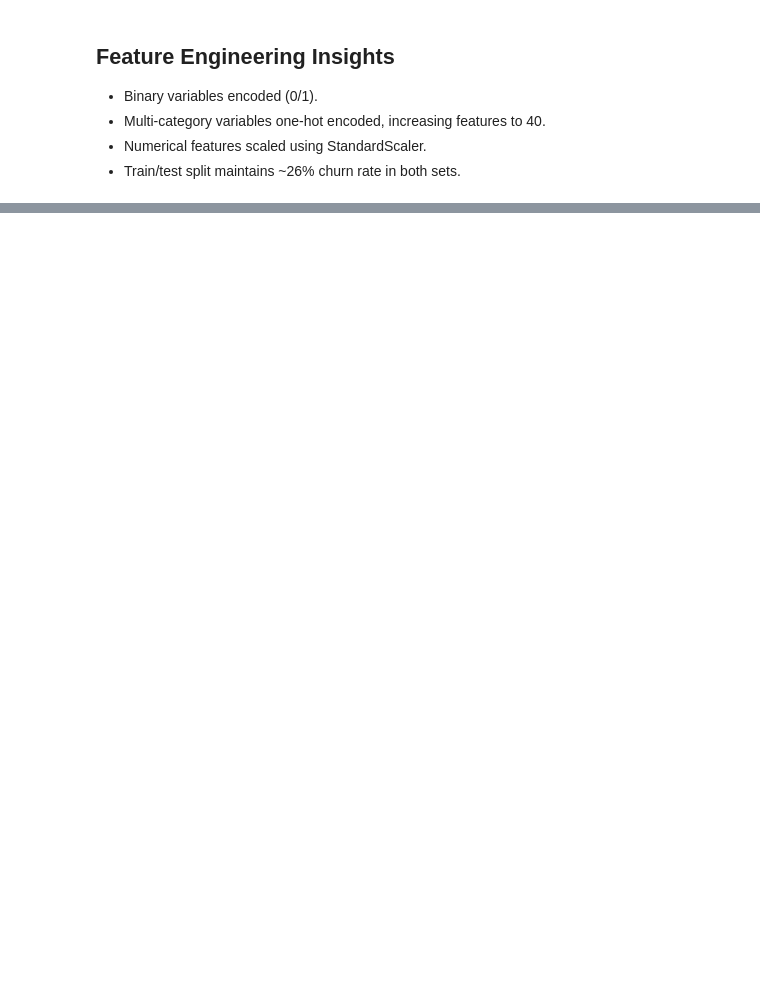
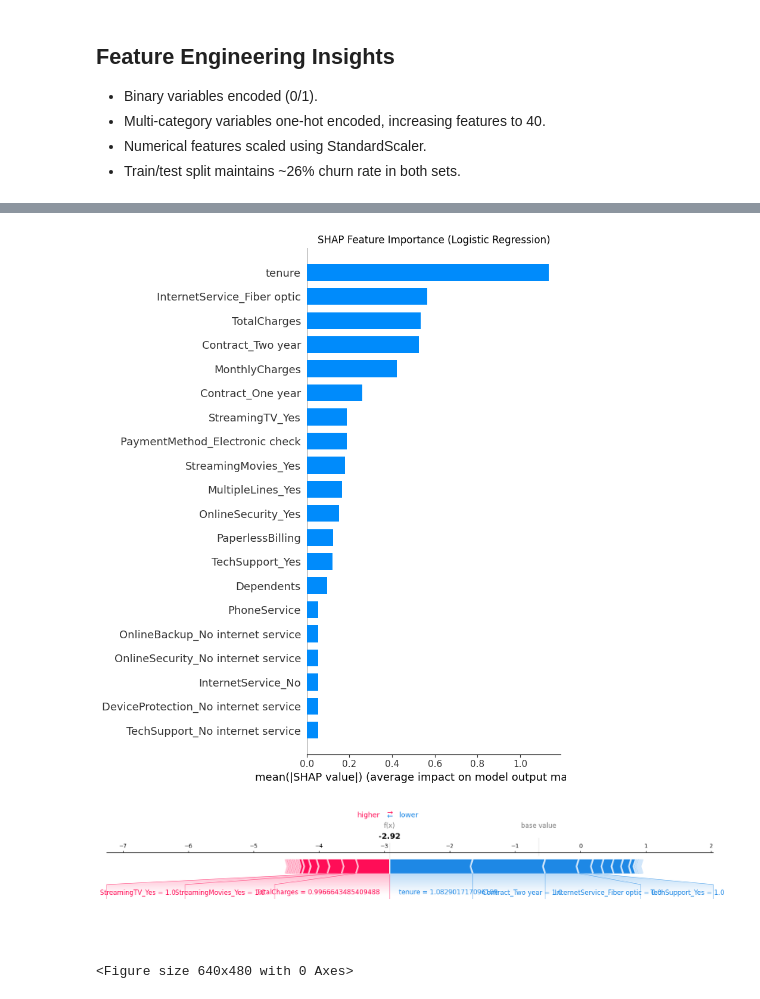
Before and after one commit to fatemehm/ML-Based-Customer-Churn-Analysis, a Jupyter notebook: notebooks/churn_prediction.ipynb, the cells around one changed output, grey strips where cells are left out. Cells and saved outputs as stored; diff of their text form; code cells hidden in the pictures; blank space fills up the shorter version.

```diff
--- a/notebooks/churn_prediction.ipynb
+++ b/notebooks/churn_prediction.ipynb
@@ -122,0 +214,43 @@ Name: count, dtype: int64
+# %%
+import shap
+import matplotlib.pyplot as plt
+import joblib
+import numpy as np
+
+# Load Logistic Regression model
+lr = joblib.load('../models/lr_model.pkl')
+
+# SHAP for Logistic Regression
+explainer = shap.LinearExplainer(lr, X_train)
+shap_values = explainer.shap_values(X_test)
+
+if shap_values.ndim == 1:
+    shap_values = np.array([shap_values])  # Reshape if 1D
+elif shap_values.shape[1] == X_test.shape[1]:
+    shap_values = shap_values  # Already correct
+else:
+    raise ValueError("SHAP values shape mismatch with X_test")
+
+# Summary plot (global feature importance)
+plt.figure(figsize=(18, 14))
+shap.summary_plot(shap_values, X_test, plot_type='bar', show=False)
+plt.title('SHAP Feature Importance (Logistic Regression)')
+plt.tight_layout()
+plt.savefig('../diagrams/shap_summary_lr.png')
+plt.show()
+
+# Force plot for a single prediction (first test sample)
+shap.force_plot(explainer.expected_value, shap_values[0], X_test.iloc[0], matplotlib=True)
+plt.savefig('../diagrams/shap_force_lr_0.png')
+plt.show()
+
+# Dependence plot for top feature
+shap.dependence_plot('tenure', shap_values, X_test, interaction_index=None, show=False)
+plt.title('SHAP Dependence Plot for Tenure (Logistic Regression)')
+plt.tight_layout()
+plt.savefig('../diagrams/shap_dependence_tenure_lr.png')
+plt.show()
+# %% [output]
+[figure, added]
+[figure, added]
+<Figure size 640x480 with 0 Axes>
```
Also changed, not shown: parts of 7 cells of this notebook.
